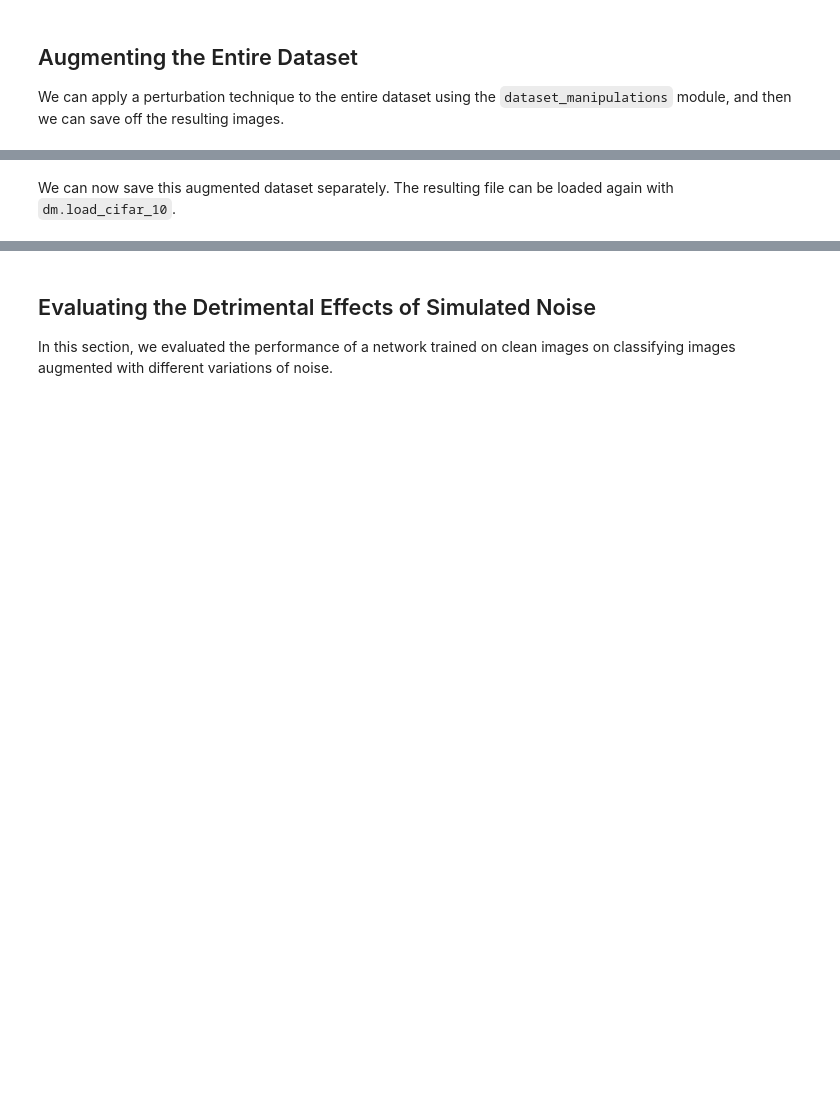
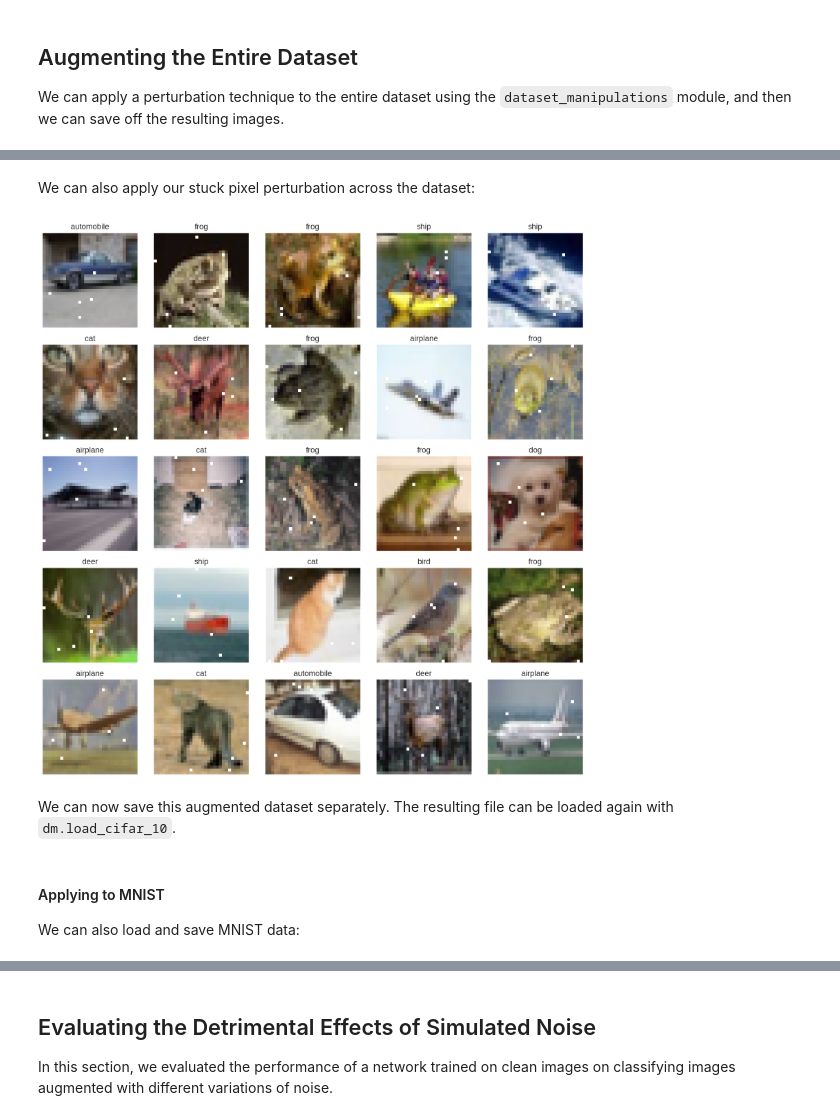
Before and after one commit to stockeh/augmented-image-classification, a Jupyter notebook: notebooks/Dolan-Noise.ipynb, the cells around one changed output, grey strips where cells are left out. Drawn from its saved outputs; the diff is of its cells as text; code cells hidden in the pictures; blank space fills up the shorter version.

```diff
--- a/notebooks/Dolan-Noise.ipynb
+++ b/notebooks/Dolan-Noise.ipynb
@@ -101,5 +94,17 @@ imshow(new_Xtrain, Ttrain)
+# %% [markdown]
+We can also apply our stuck pixel perturbation across the dataset:
+# %%
+stuck_Xtrain = dm.apply_manipulations(Xtrain, lambda x: per.change_pixel(x, pixels_to_change=5, pertrub='hot'))
+stuck_Xtest = dm.apply_manipulations(Xtest, lambda x: per.change_pixel(x, pixels_to_change=5, pertrub='hot'))
+imshow(stuck_Xtrain, Ttrain)
+# %% [output]
+[figure, added]
 # %% [markdown]
 We can now save this augmented dataset separately. The resulting file can be loaded again with `dm.load_cifar_10`.
 # %%
 dm.save_cifar_10('./new-cifar/1var-noise-train', (new_Xtrain, Ttrain))
 dm.save_cifar_10('./new-cifar/1var-noise-test', (new_Xtest, Ttest))
+# %% [markdown]
+#### Applying to MNIST
+
+We can also load and save MNIST data:
```
Also changed, not shown: parts of 21 cells of this notebook, 2 other files.
